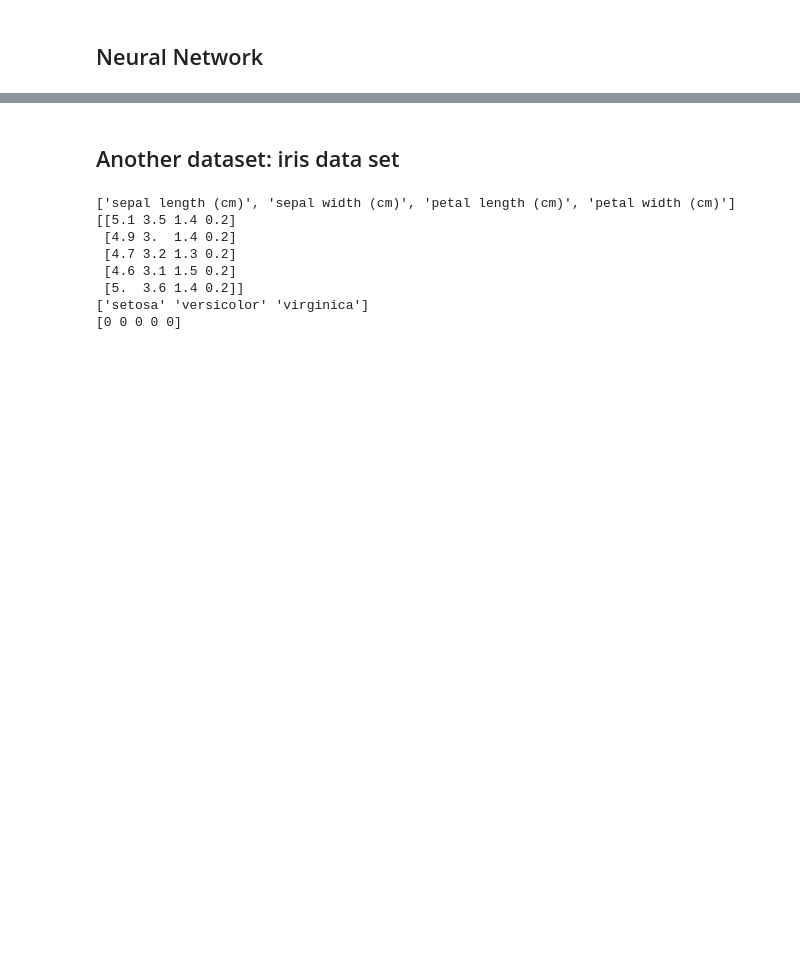
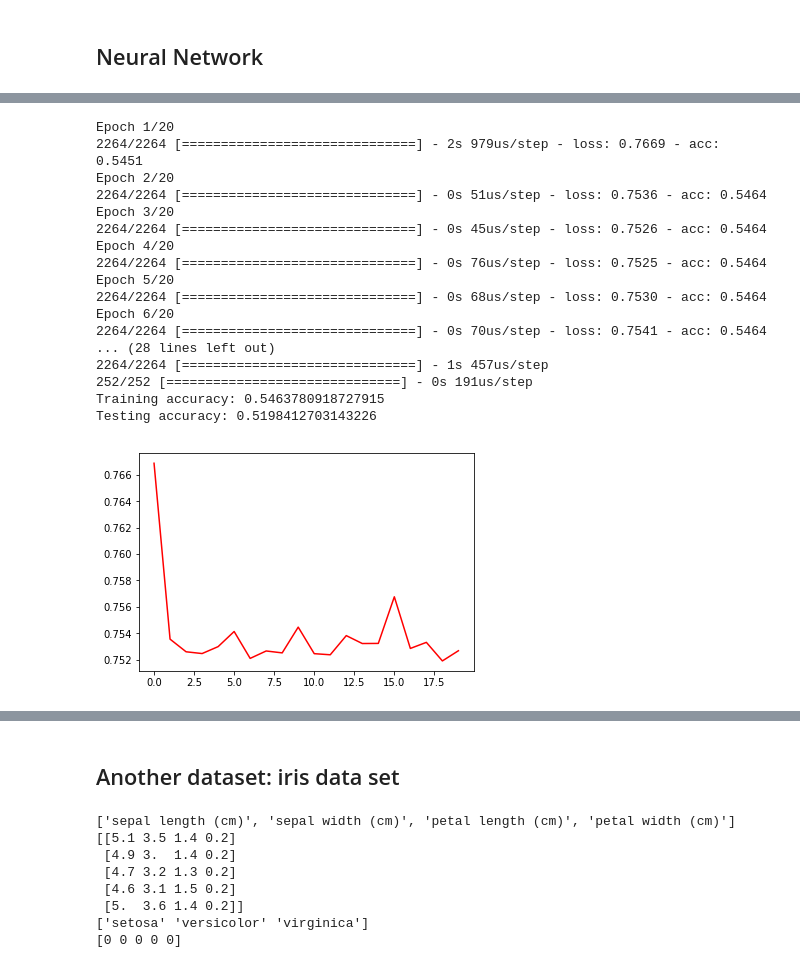
Before and after one commit to epnwayne/Fundamentals_of_Date_Analytics_HW, a Jupyter notebook: hw3.ipynb, the cells around one changed output, grey strips where cells are left out. Saved outputs shown, nothing was run; the diff lists cells and outputs as text; code cells hidden in the pictures; blank space fills up the shorter version.

```diff
--- a/hw3.ipynb
+++ b/hw3.ipynb
@@ -188,0 +191,8 @@ print(result)
+# %%
+svm = SVC(C = 9, kernel = 'linear')
+svm.fit(xtr_std, ytr)
+
+result = svm.predict(xte_std)
+acc_rate = accuracy_score(yte, result)
+print(acc_rate)
+print(result)
@@ -190,0 +284,48 @@ print(result)
+# %%
+model = models.Sequential()
+
+#hidden layer
+model.add(layers.Dense(input_dim = 5, units = hidden_units, activation=activation))
+
+#hidden layer2
+model.add(layers.Dense(input_dim = hidden_units, units = hidden_units*2, activation=activation))
+
+#output layer
+model.add(layers.Dense(input_dim = hidden_units*2, units = 1, activation='sigmoid'))
+
+#loss function and optimizer
+model.compile(loss='binary_crossentropy',
+              optimizer=optimizers.Adam(lr=learning_rate),
+              metrics=['accuracy'])
+# %%
+# train
+history = model.fit(xtr_std, ytr, epochs=epochs, batch_size=batch_size, class_weight=class_weight)
+
+# evaluate accuracy
+train_acc = model.evaluate(xtr_std, ytr, batch_size=32)[1]
+test_acc = model.evaluate(xte_std, yte, batch_size=32)[1]
+print('Training accuracy: %s' % train_acc)
+print('Testing accuracy: %s' % test_acc)
+
+losses = history.history['loss']
+plt.plot(range(len(losses)), losses, 'r')
+plt.show()
+# %% [output]
+Epoch 1/20
+2264/2264 [==============================] - 2s 979us/step - loss: 0.7669 - acc: 0.5451
+Epoch 2/20
+2264/2264 [==============================] - 0s 51us/step - loss: 0.7536 - acc: 0.5464
+Epoch 3/20
+2264/2264 [==============================] - 0s 45us/step - loss: 0.7526 - acc: 0.5464
+Epoch 4/20
+2264/2264 [==============================] - 0s 76us/step - loss: 0.7525 - acc: 0.5464
+Epoch 5/20
+2264/2264 [==============================] - 0s 68us/step - loss: 0.7530 - acc: 0.5464
+Epoch 6/20
+2264/2264 [==============================] - 0s 70us/step - loss: 0.7541 - acc: 0.5464
+... (28 lines left out)
+2264/2264 [==============================] - 1s 457us/step
+252/252 [==============================] - 0s 191us/step
+Training accuracy: 0.5463780918727915
+Testing accuracy: 0.5198412703143226
+[figure, added]
```
Also changed, not shown: parts of 14 cells of this notebook.
